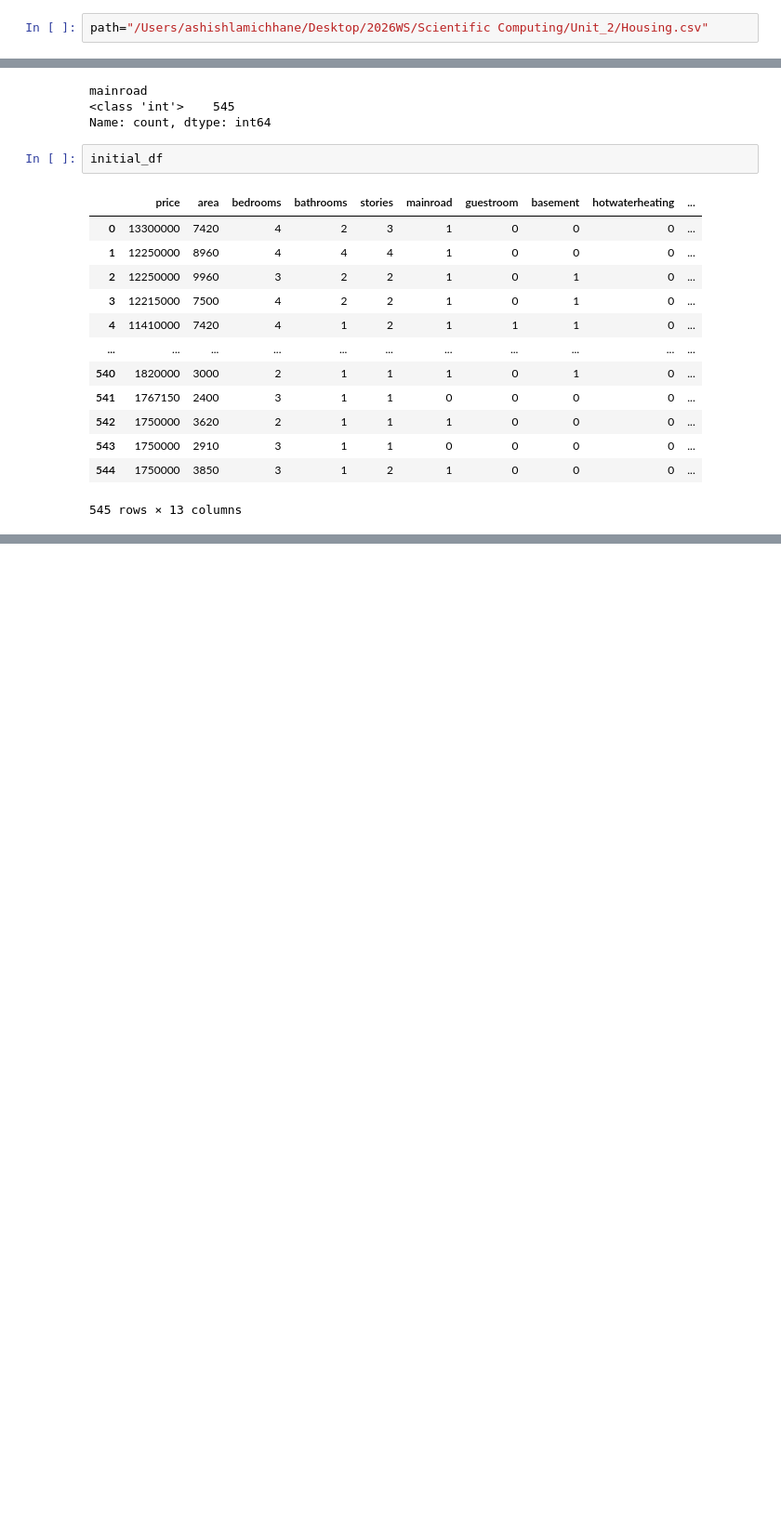
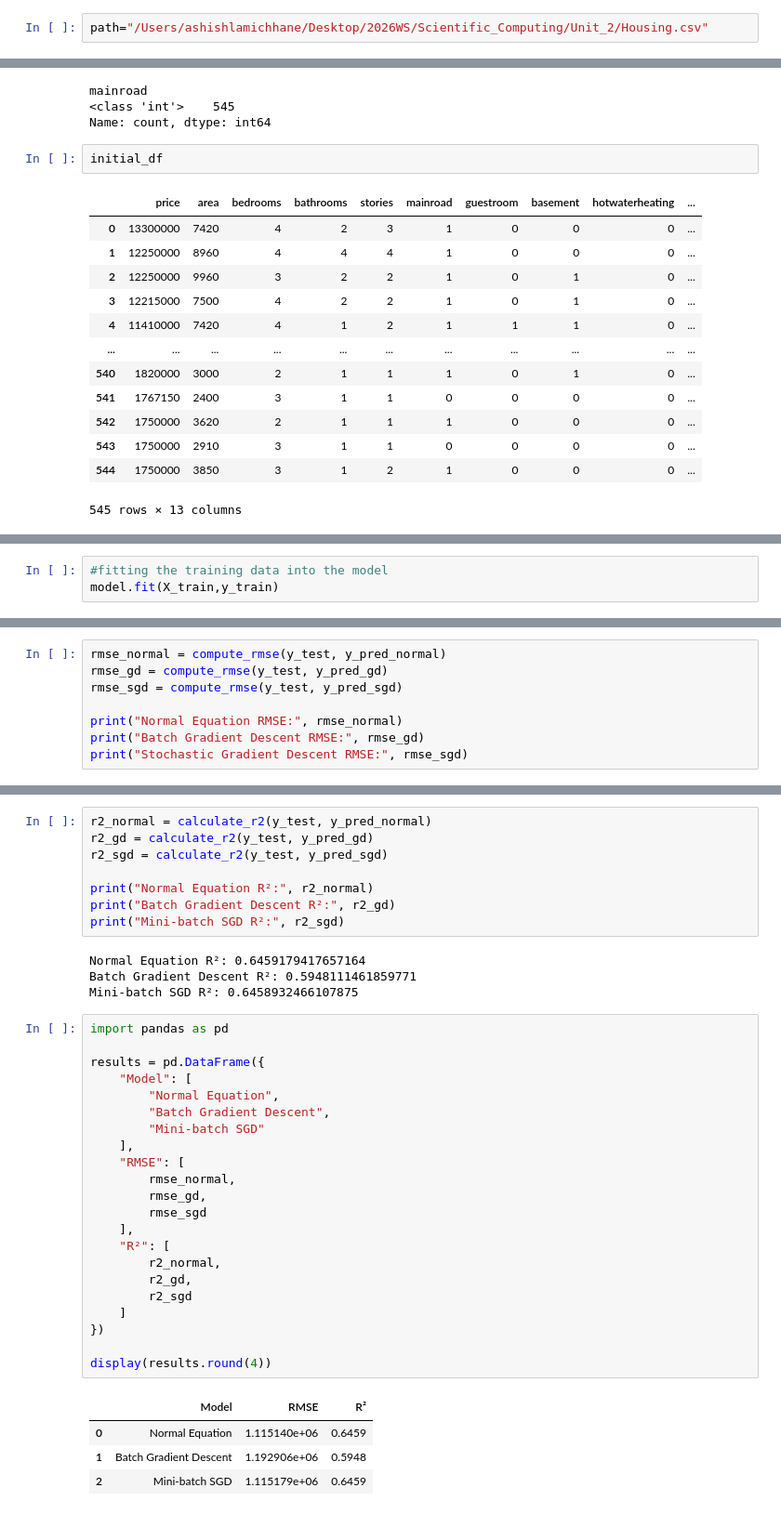
Before and after one commit to Ashishlamichhane4/Scientific_Computing, a Jupyter notebook: Unit_2/eda_&_preprocessing_of_real_world_housing_data.ipynb, the cells around one changed output, grey strips where cells are left out. Shown at 93% size. Cells and saved outputs as stored; diff of their text form; blank space fills up the shorter version.

Commit message:
Add Unit 2 housing data analysis and preprocessing

```diff
--- a/Unit_2/eda_&_preprocessing_of_real_world_housing_data.ipynb
+++ b/Unit_2/eda_&_preprocessing_of_real_world_housing_data.ipynb
@@ -29,7 +29,7 @@ Requirement already satisfied: idna<4,>=2.5 in /Library/Frameworks/Python.framew
 Requirement already satisfied: urllib3<3,>=1.26 in /Library/Frameworks/Python.framework/Versions/3.14/lib/python3.14/site-packages (from requests->kagglehub) (2.8.0)
 Note: you may need to restart the kernel to use updated packages.
 # %%
-path="/Users/ashishlamichhane/Desktop/2026WS/Scientific Computing/Unit_2/Housing.csv"
+path="/Users/ashishlamichhane/Desktop/2026WS/Scientific_Computing/Unit_2/Housing.csv"
 # %%
 initial_df=pd.read_csv(path)
 initial_df.head()
@@ -386,0 +450,3 @@ initial_df
+# %%
+#fitting the training data into the model
+model.fit(X_train,y_train)
@@ -386,0 +596,8 @@ initial_df
+# %%
+rmse_normal = compute_rmse(y_test, y_pred_normal)
+rmse_gd = compute_rmse(y_test, y_pred_gd)
+rmse_sgd = compute_rmse(y_test, y_pred_sgd)
+
+print("Normal Equation RMSE:", rmse_normal)
+print("Batch Gradient Descent RMSE:", rmse_gd)
+print("Stochastic Gradient Descent RMSE:", rmse_sgd)
@@ -386,0 +669,39 @@ initial_df
+# %%
+r2_normal = calculate_r2(y_test, y_pred_normal)
+r2_gd = calculate_r2(y_test, y_pred_gd)
+r2_sgd = calculate_r2(y_test, y_pred_sgd)
+
+print("Normal Equation R²:", r2_normal)
+print("Batch Gradient Descent R²:", r2_gd)
+print("Mini-batch SGD R²:", r2_sgd)
+# %% [output]
+Normal Equation R²: 0.6459179417657164
+Batch Gradient Descent R²: 0.5948111461859771
+Mini-batch SGD R²: 0.6458932466107875
+# %%
+import pandas as pd
+
+results = pd.DataFrame({
+    "Model": [
+        "Normal Equation",
+        "Batch Gradient Descent",
+        "Mini-batch SGD"
+    ],
+    "RMSE": [
+        rmse_normal,
+        rmse_gd,
+        rmse_sgd
+    ],
+    "R²": [
+        r2_normal,
+        r2_gd,
+        r2_sgd
+    ]
+})
+
+display(results.round(4))
+# %% [output]
+|  | Model | RMSE | R² |
+| 0 | Normal Equation | 1.115140e+06 | 0.6459 |
+| 1 | Batch Gradient Descent | 1.192906e+06 | 0.5948 |
+| 2 | Mini-batch SGD | 1.115179e+06 | 0.6459 |
```
Also changed, not shown: parts of 18 cells of this notebook.
